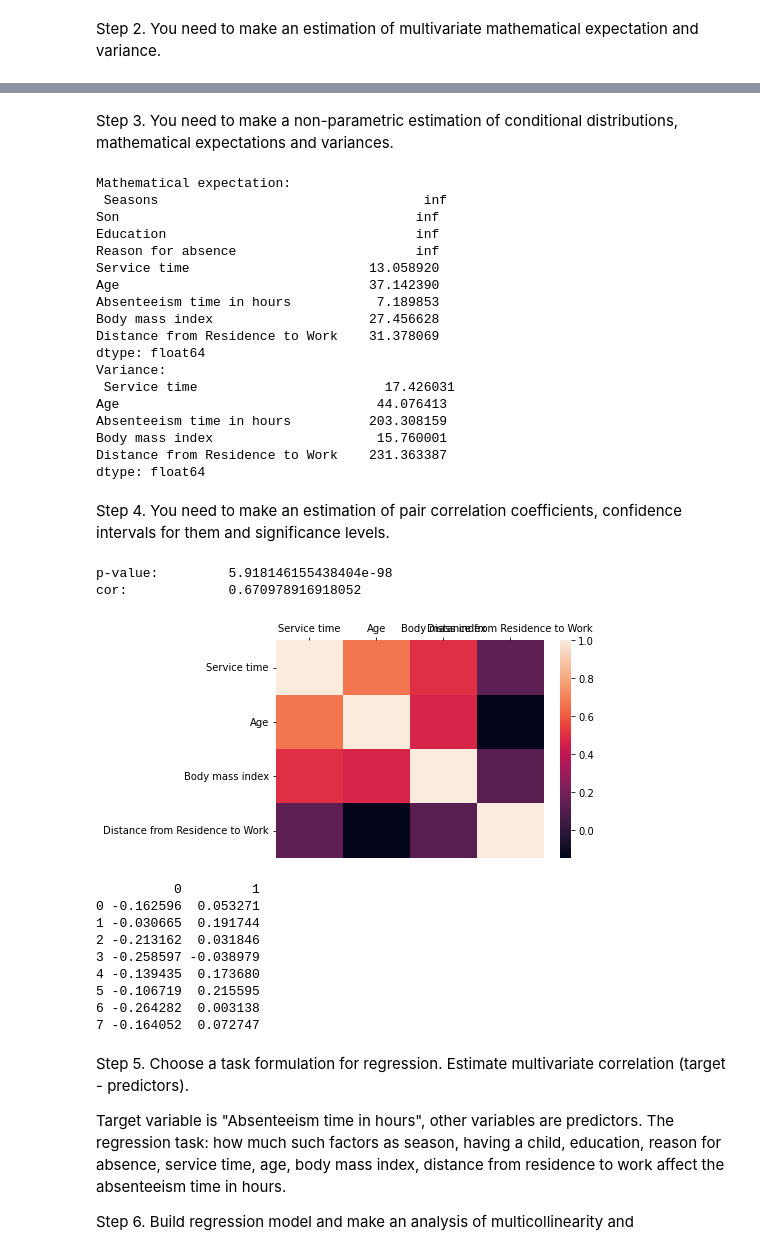
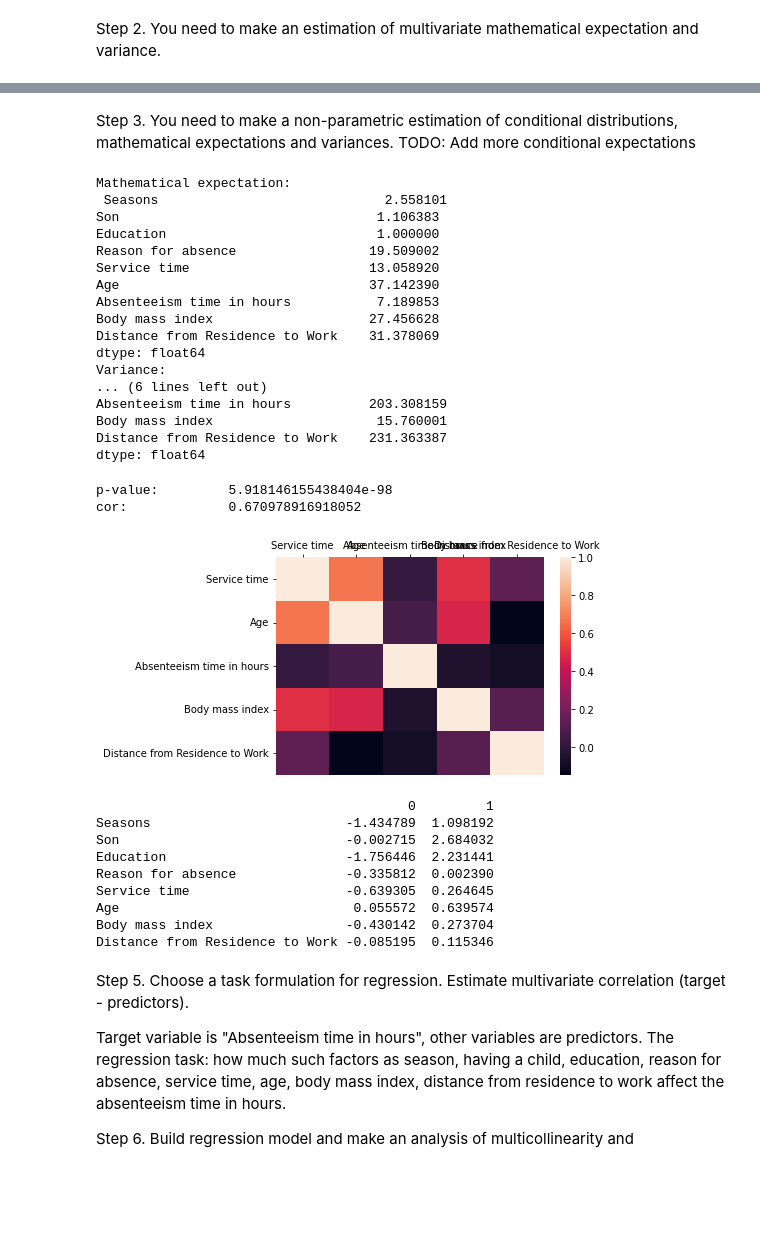
Before and after one commit to Deadvitekchpool/M-M-MSA, a Jupyter notebook: Lab2/Lab2.ipynb, the cells around one changed output, grey strips where cells are left out. Saved outputs shown, nothing was run; the diff lists cells and outputs as text; code cells hidden in the pictures; blank space fills up the shorter version.

```diff
--- a/Lab2/Lab2.ipynb
+++ b/Lab2/Lab2.ipynb
@@ -89,17 +88,17 @@ Distance from Residence to Work    220.130291
 dtype: float64
 # %% [markdown]
 Step 3. You need to make a non-parametric estimation of conditional distributions,
-mathematical expectations and variances.
+mathematical expectations and variances. TODO: Add more conditional expectations
 # %%
-cond_data = data[data.Education == '1']
+cond_data = data[data.Education == 1]
 print("Mathematical expectation:\n", cond_data.mean())
 print("Variance:\n", cond_data.var())
 # %% [output]
 Mathematical expectation:
- Seasons                                  inf
-Son                                      inf
-Education                                inf
-Reason for absence                       inf
+ Seasons                             2.558101
+Son                                 1.106383
+Education                           1.000000
+Reason for absence                 19.509002
 Service time                       13.058920
 Age                                37.142390
 Absenteeism time in hours           7.189853
@@ -107,15 +106,11 @@ Body mass index                    27.456628
 Distance from Residence to Work    31.378069
 dtype: float64
 Variance:
- Service time                        17.426031
-Age                                 44.076413
+... (6 lines left out)
 Absenteeism time in hours          203.308159
 Body mass index                     15.760001
 Distance from Residence to Work    231.363387
 dtype: float64
-# %% [markdown]
-Step 4. You need to make an estimation of pair correlation coefficients, confidence intervals
-for them and significance levels.
 # %%
 import scipy.stats as stats
 
@@ -128,25 +123,26 @@ cor:             0.670978916918052
 # %%
 import seaborn as sb
 
-corrmat = X.corr()
+corrmat = data.corr()
 sb.heatmap(corrmat, vmax=1., square=False).xaxis.tick_top()
 # %% [output]
-[figure, old version]
+[figure, new version]
 # %%
 import statsmodels.api as sm
-mod = sm.OLS(Y_train, X_train)
+#TODO: stats.pearsons for confidence intervals
+mod = sm.OLS(Y_train, X_train.astype(float))
 res = mod.fit()
 print (res.conf_int(0.01))
 # %% [output]
-          0         1
-0 -0.162596  0.053271
-1 -0.030665  0.191744
-2 -0.213162  0.031846
-3 -0.258597 -0.038979
-4 -0.139435  0.173680
-5 -0.106719  0.215595
-6 -0.264282  0.003138
-7 -0.164052  0.072747
+                                        0         1
+Seasons                         -1.434789  1.098192
+Son                             -0.002715  2.684032
+Education                       -1.756446  2.231441
+Reason for absence              -0.335812  0.002390
+Service time                    -0.639305  0.264645
+Age                              0.055572  0.639574
+Body mass index                 -0.430142  0.273704
+Distance from Residence to Work -0.085195  0.115346
 # %% [markdown]
 Step 5. Choose a task formulation for regression. Estimate multivariate correlation (target -
 predictors).
```
Also changed, not shown: parts of 6 cells of this notebook, 10 other files.
